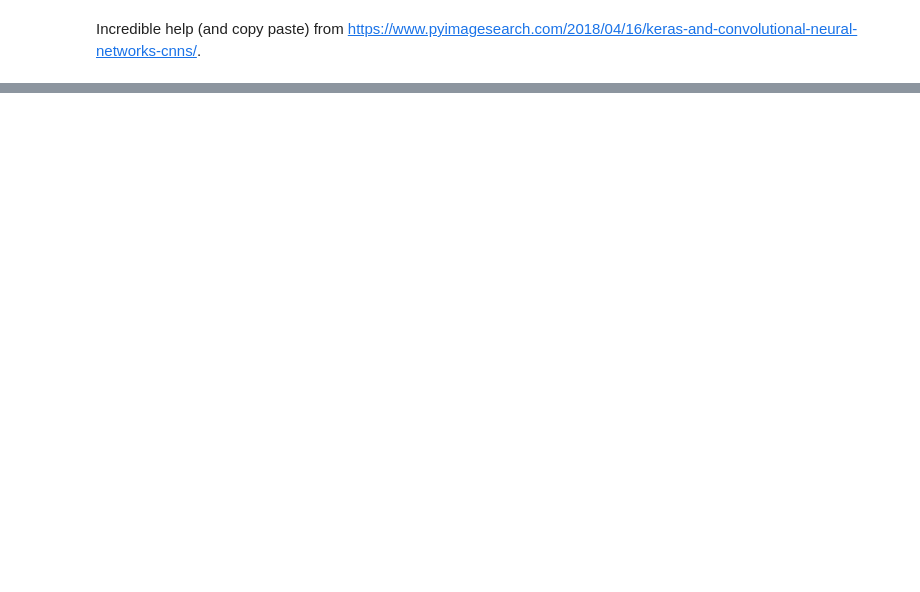
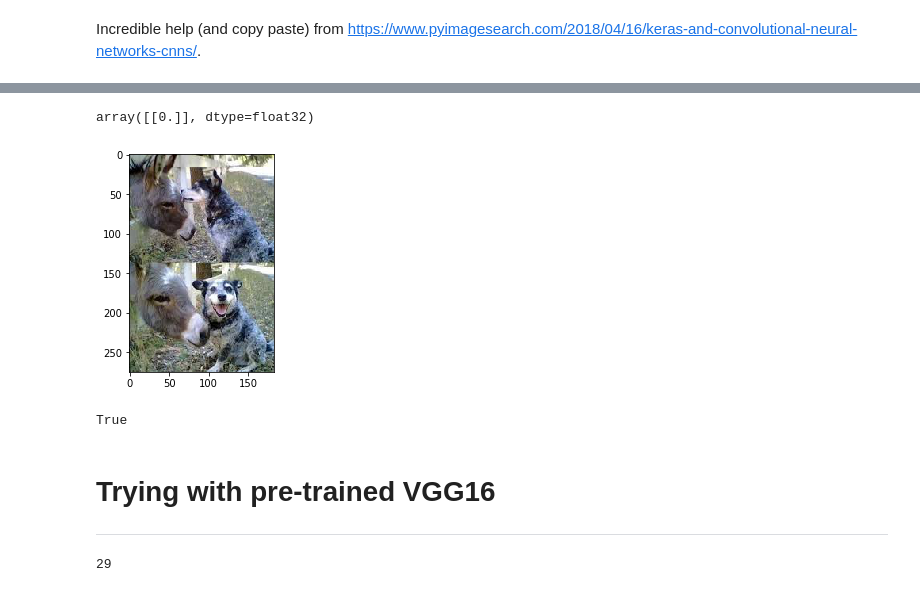
Before and after one commit to ParkerGreyAddison/endangered-species, a Jupyter notebook: keras-classification.ipynb, the cells around one changed output, grey strips where cells are left out. Saved outputs shown, nothing was run; the diff lists cells and outputs as text; code cells hidden in the pictures; blank space fills up the shorter version.

```diff
--- a/keras-classification.ipynb
+++ b/keras-classification.ipynb
@@ -211,0 +248,27 @@ plt.tight_layout()
+# %%
+img = cv2.imread("./Data/Images/cute/{}.jpg".format(random.choice(range(1300, 2300))))
+plt.imshow(cv2.cvtColor(img, cv2.COLOR_BGR2RGB))
+transformed = cv2.resize(img, (96, 96))
+to_predict = transformed.reshape(-1, 96, 96, 3)
+model.predict(to_predict)
+# %% [output]
+array([[0.]], dtype=float32)
+[figure, added]
+# %%
+path = "./Data/Images/cute"
+preds = []
+for i, filename in enumerate(os.listdir(path)):
+    if i > 300:
+        break
+
+    img = cv2.imread(os.path.join(path, filename))
+    transformed = cv2.resize(img, (96, 96))
+    to_predict = transformed.reshape(-1, 96, 96, 3)
+    preds.append(model.predict(to_predict))
+
+any(preds)
+# %% [output]
+True
+# %% [markdown]
+# Trying with pre-trained VGG16
+---
@@ -211,0 +283,4 @@ plt.tight_layout()
+# %%
+len(loaded_model.layers)
+# %% [output]
+29
```
Also changed, not shown: parts of 27 cells of this notebook, 5 other files.
